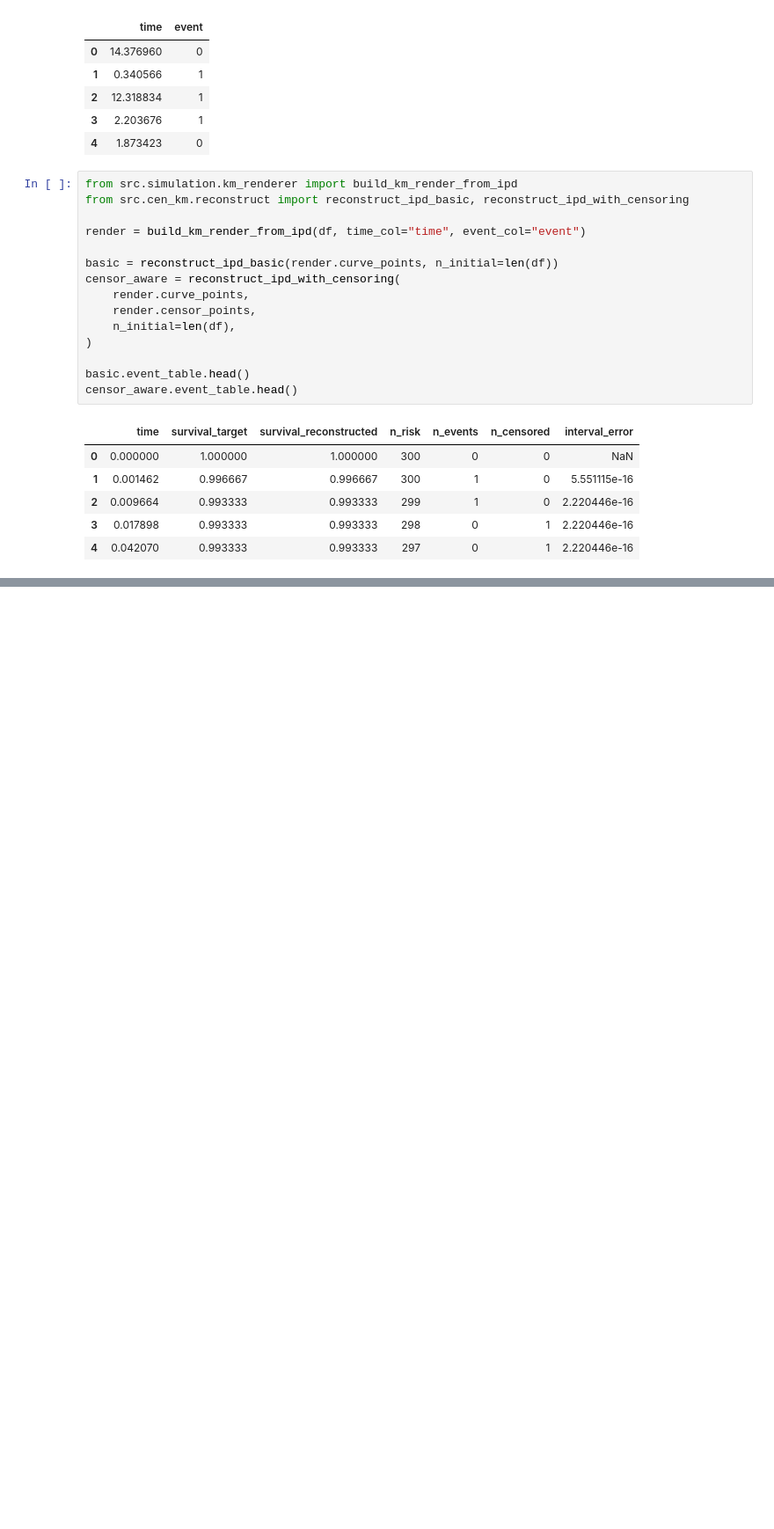
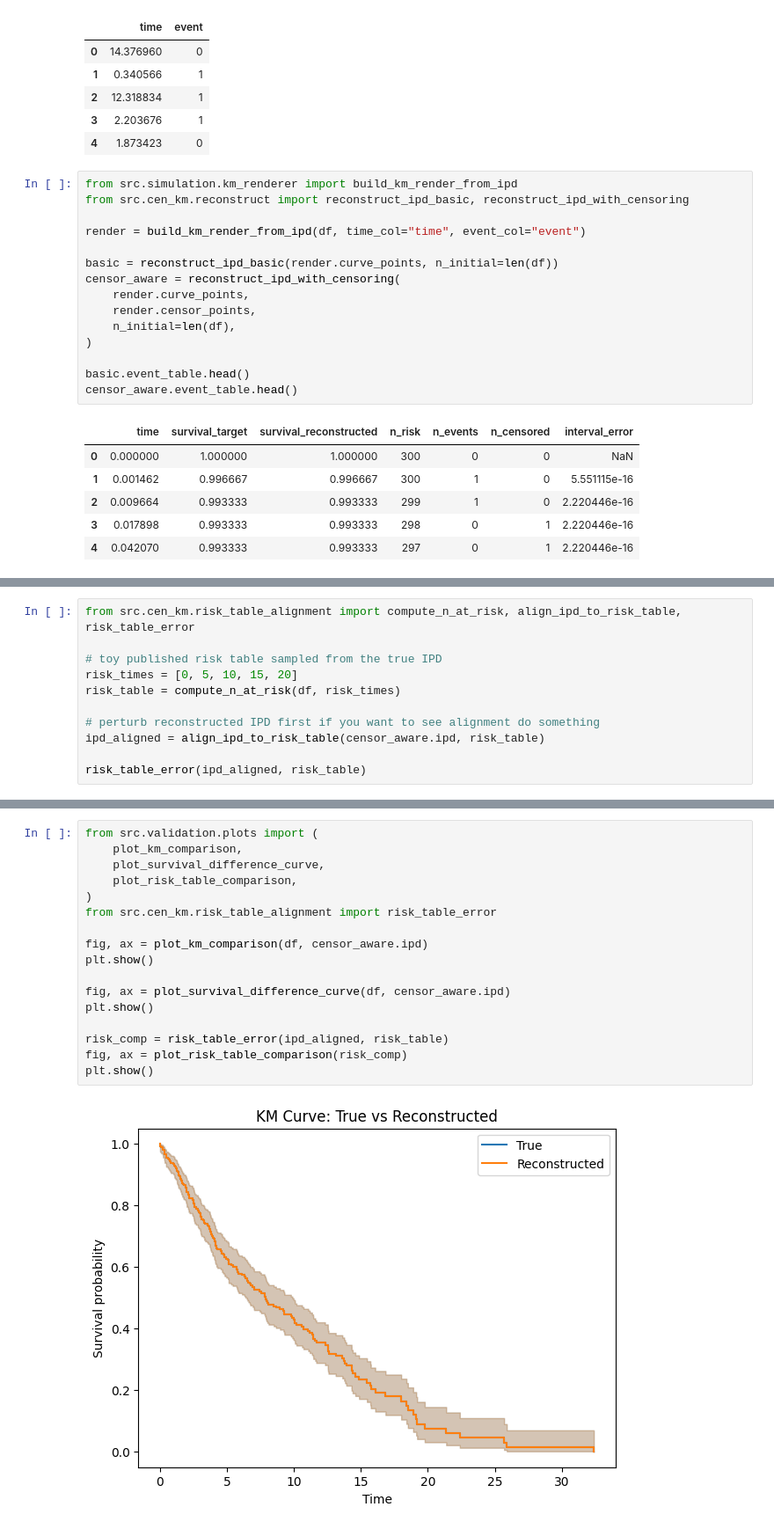
Before and after one commit to JonathanMa03/NPBS-project-MaZhu, a Jupyter notebook: notebooks/01_data_acquisition.ipynb, the cells around one changed output, grey strips where cells are left out. Shown at 88% size. Drawn from its saved outputs; the diff is of its cells as text; blank space fills up the shorter version.

```diff
--- a/notebooks/01_data_acquisition.ipynb
+++ b/notebooks/01_data_acquisition.ipynb
@@ -64,0 +72,11 @@ censor_aware.event_table.head()
+# %%
+from src.cen_km.risk_table_alignment import compute_n_at_risk, align_ipd_to_risk_table, risk_table_error
+
+# toy published risk table sampled from the true IPD
+risk_times = [0, 5, 10, 15, 20]
+risk_table = compute_n_at_risk(df, risk_times)
+
+# perturb reconstructed IPD first if you want to see alignment do something
+ipd_aligned = align_ipd_to_risk_table(censor_aware.ipd, risk_table)
+
+risk_table_error(ipd_aligned, risk_table)
@@ -64,0 +90,19 @@ censor_aware.event_table.head()
+# %%
+from src.validation.plots import (
+    plot_km_comparison,
+    plot_survival_difference_curve,
+    plot_risk_table_comparison,
+)
+from src.cen_km.risk_table_alignment import risk_table_error
+
+fig, ax = plot_km_comparison(df, censor_aware.ipd)
+plt.show()
+
+fig, ax = plot_survival_difference_curve(df, censor_aware.ipd)
+plt.show()
+
+risk_comp = risk_table_error(ipd_aligned, risk_table)
+fig, ax = plot_risk_table_comparison(risk_comp)
+plt.show()
+# %% [output]
+[figure, added]
```
Also changed, not shown: parts of 3 cells of this notebook, 6 other files.
